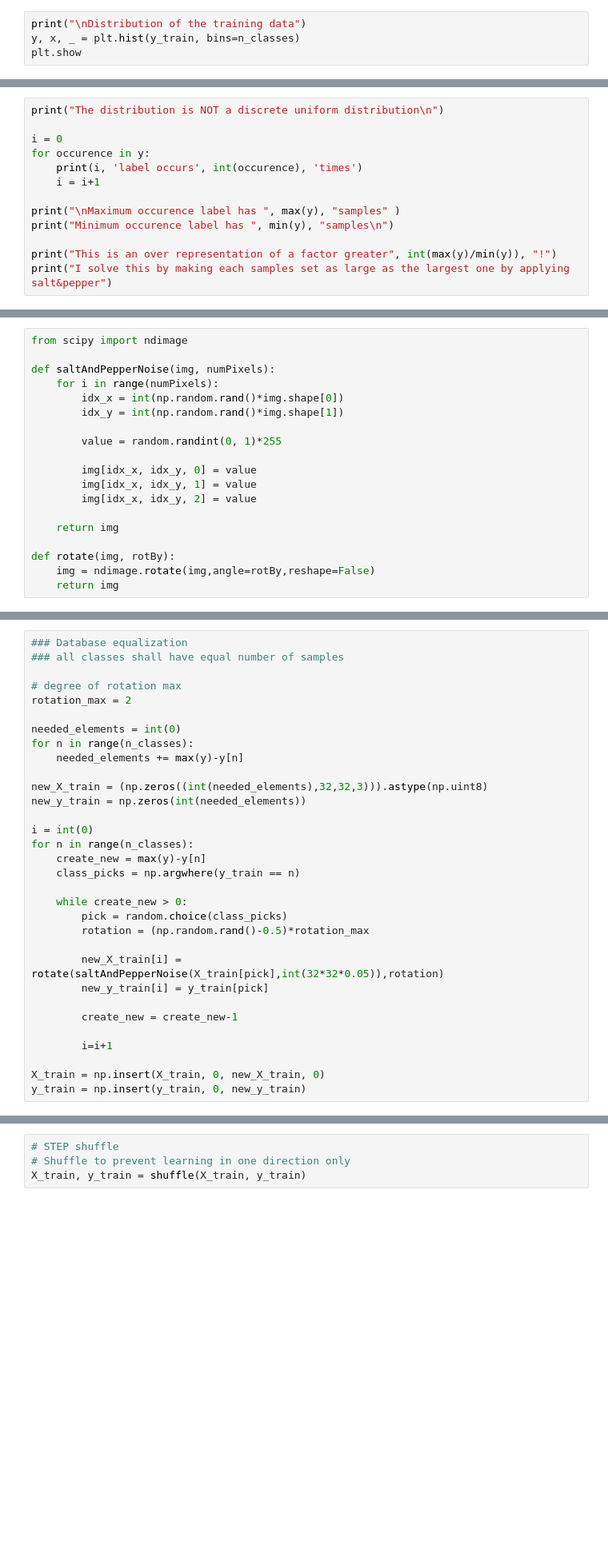
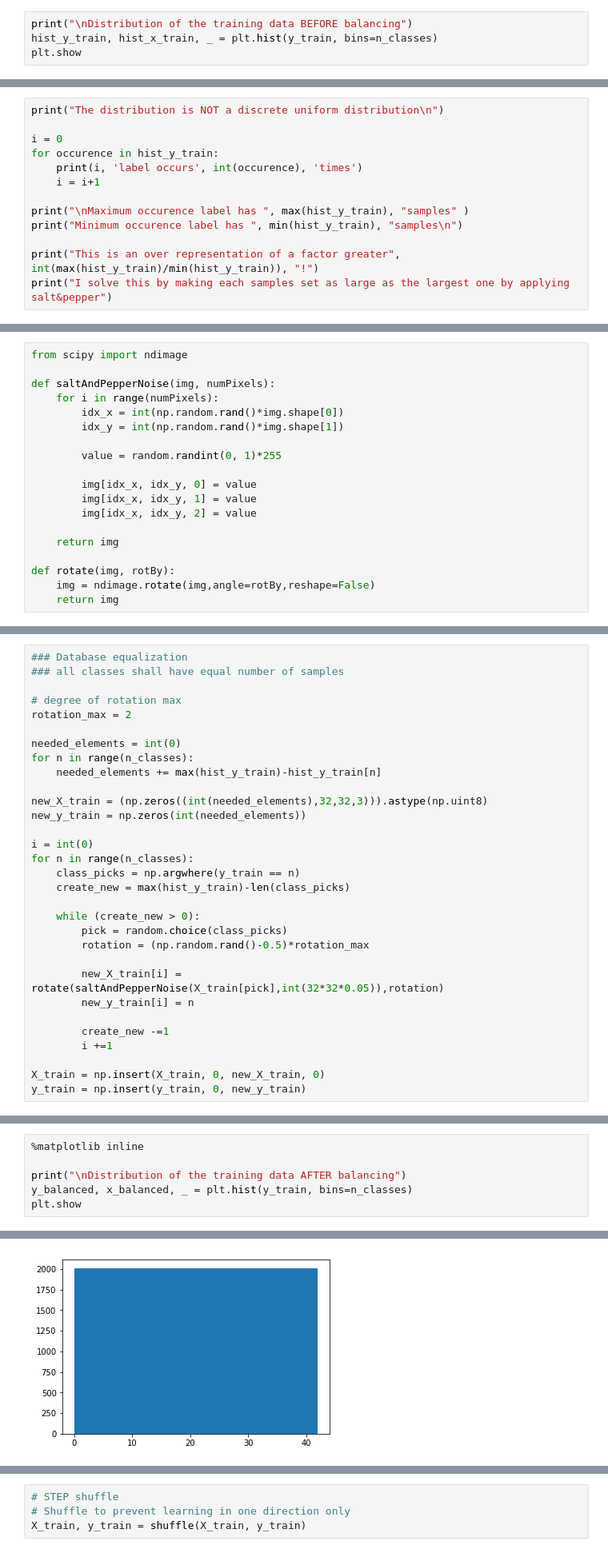
Before and after one commit to mariusbjansen/CarND-Traffic-Sign-Classifier-Project, a Jupyter notebook: Traffic_Sign_Classifier.ipynb, the cells around one changed output, grey strips where cells are left out. Shown: that part at 80% size. Drawn from its saved outputs; the diff is of its cells as text; blank space fills up the shorter version.

```diff
--- a/Traffic_Sign_Classifier.ipynb
+++ b/Traffic_Sign_Classifier.ipynb
@@ -140,5 +140,5 @@ Sample image below. Corresponding label/index is: 4
 # %%
-print("\nDistribution of the training data")
-y, x, _ = plt.hist(y_train, bins=n_classes)
+print("\nDistribution of the training data BEFORE balancing")
+hist_y_train, hist_x_train, _ = plt.hist(y_train, bins=n_classes)
 plt.show
 # %% [output]
@@ -157,14 +157,14 @@ Distribution of the validation data
 print("The distribution is NOT a discrete uniform distribution\n")
 
 i = 0
-for occurence in y:
+for occurence in hist_y_train:
     print(i, 'label occurs', int(occurence), 'times')
     i = i+1
 
-print("\nMaximum occurence label has ", max(y), "samples" )
-print("Minimum occurence label has ", min(y), "samples\n")
+print("\nMaximum occurence label has ", max(hist_y_train), "samples" )
+print("Minimum occurence label has ", min(hist_y_train), "samples\n")
 
-print("This is an over representation of a factor greater", int(max(y)/min(y)), "!")
+print("This is an over representation of a factor greater", int(max(hist_y_train)/min(hist_y_train)), "!")
 print("I solve this by making each samples set as large as the largest one by applying salt&pepper")
 # %% [output]
 The distribution is NOT a discrete uniform distribution
@@ -253,26 +256,25 @@ rotation_max = 2
 
 needed_elements = int(0)
 for n in range(n_classes):
-    needed_elements += max(y)-y[n]
+    needed_elements += max(hist_y_train)-hist_y_train[n]
 
 new_X_train = (np.zeros((int(needed_elements),32,32,3))).astype(np.uint8)
 new_y_train = np.zeros(int(needed_elements))
 
 i = int(0)
 for n in range(n_classes):
-    create_new = max(y)-y[n]
     class_picks = np.argwhere(y_train == n)
+    create_new = max(hist_y_train)-len(class_picks)
 
-    while create_new > 0:
+    while (create_new > 0):
         pick = random.choice(class_picks)
         rotation = (np.random.rand()-0.5)*rotation_max
 
         new_X_train[i] = rotate(saltAndPepperNoise(X_train[pick],int(32*32*0.05)),rotation)
-        new_y_train[i] = y_train[pick]
+        new_y_train[i] = n
 
-        create_new = create_new-1
-
-        i=i+1
+        create_new -=1
+        i +=1
 
 X_train = np.insert(X_train, 0, new_X_train, 0)
 y_train = np.insert(y_train, 0, new_y_train)
@@ -278,0 +299,7 @@ y_train = np.insert(y_train, 0, new_y_train)
+# %%
+%matplotlib inline
+
+print("\nDistribution of the training data AFTER balancing")
+y_balanced, x_balanced, _ = plt.hist(y_train, bins=n_classes)
+plt.show
+# %% [output]
@@ -279,3 +308,4 @@ y_train = np.insert(y_train, 0, new_y_train)
+[figure, added]
 # %%
 ### Preprocess the data here. It is required to normalize the data. Other preprocessing steps could include
 ### converting to grayscale, etc.
```
Also changed, not shown: parts of 13 cells of this notebook, 3 other files.
